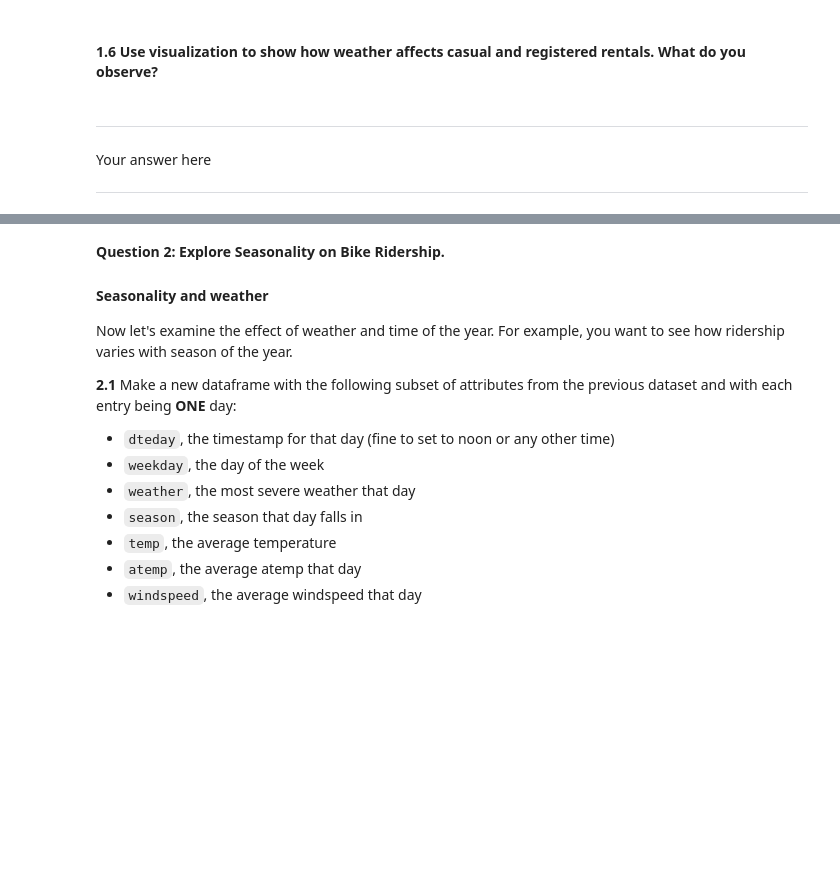
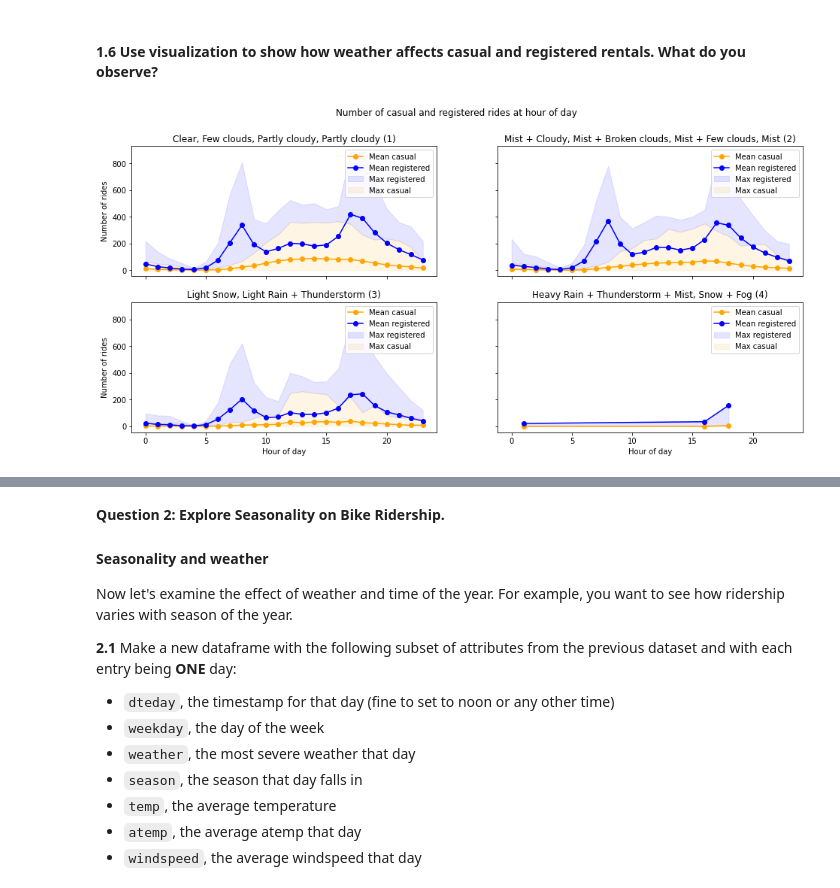
Before and after one commit to lucasresck/foundations-of-data-science, a Jupyter notebook: cs109a_hw3/cs109a_hw3.ipynb, the cells around one changed output, grey strips where cells are left out. Saved outputs shown, nothing was run; the diff lists cells and outputs as text; code cells hidden in the pictures; blank space fills up the shorter version.

```diff
--- a/cs109a_hw3/cs109a_hw3.ipynb
+++ b/cs109a_hw3/cs109a_hw3.ipynb
@@ -147,4 +302,61 @@ Your answer here<BR>
-# %% [markdown]
-<HR>
-Your answer here
-<HR>
+# %%
+# your code here
+
+fig, axes = plt.subplots(2, 2, figsize=(16, 7), sharex=True, sharey=True)
+
+for weather in range(1, 5):
+    ax = axes.reshape(-1)[weather-1]
+
+    casual_mean = bikes_df[bikes_df.weather == weather][['hour', 'casual']].groupby('hour').mean()
+    casual_max = bikes_df[bikes_df.weather == weather][['hour', 'casual']].groupby('hour').max()
+    registered_mean = bikes_df[bikes_df.weather == weather][['hour', 'registered']].groupby('hour').mean()
+    registered_max = bikes_df[bikes_df.weather == weather][['hour', 'registered']].groupby('hour').max()
+    ax.fill_between(
+        registered_max.index,
+        registered_max.registered,
+        casual_max.casual,
+        alpha=0.1,
+        color='blue',
+        label='Max registered'
+    )
+    ax.fill_between(
+        casual_max.index,
+        casual_max.casual,
+        alpha=0.1,
+        color='orange',
+        label='Max casual'
+    )
+    ax.plot(
+        casual_mean.index,
+        casual_mean.casual,
+        marker='o',
+        color='orange',
+        label='Mean casual'
+    )
+    ax.plot(
+        registered_mean.index,
+        registered_mean.registered,
+        marker='o',
+        color='blue',
+        label='Mean registered'
+    )
+    ax.legend()
+
+    if weather == 1:
+        ax.set_title('Clear, Few clouds, Partly cloudy, Partly cloudy ({})'.format(weather))
+    elif weather == 2:
+        ax.set_title('Mist + Cloudy, Mist + Broken clouds, Mist + Few clouds, Mist ({})'.format(weather))
+    elif weather == 3:
+        ax.set_title('Light Snow, Light Rain + Thunderstorm ({})'.format(weather))
+    elif weather == 4:
+        ax.set_title('Heavy Rain + Thunderstorm + Mist, Snow + Fog ({})'.format(weather))
+
+    if weather in [3, 4]:
+        ax.set_xlabel('Hour of day')
+    if weather in [1, 3]:
+        ax.set_ylabel('Number of rides')
+
+fig.suptitle("Number of casual and registered rides at hour of day")
+plt.show()
+# %% [output]
+[figure, added]
```
Also changed, not shown: parts of 21 cells of this notebook.
